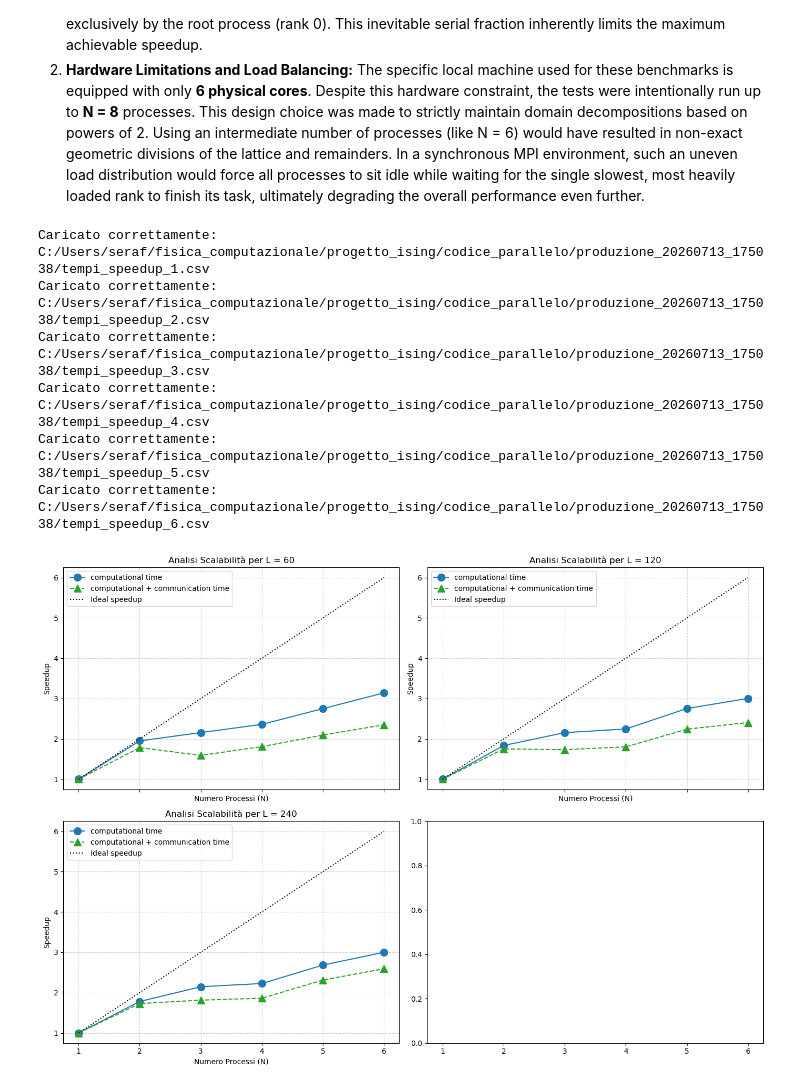
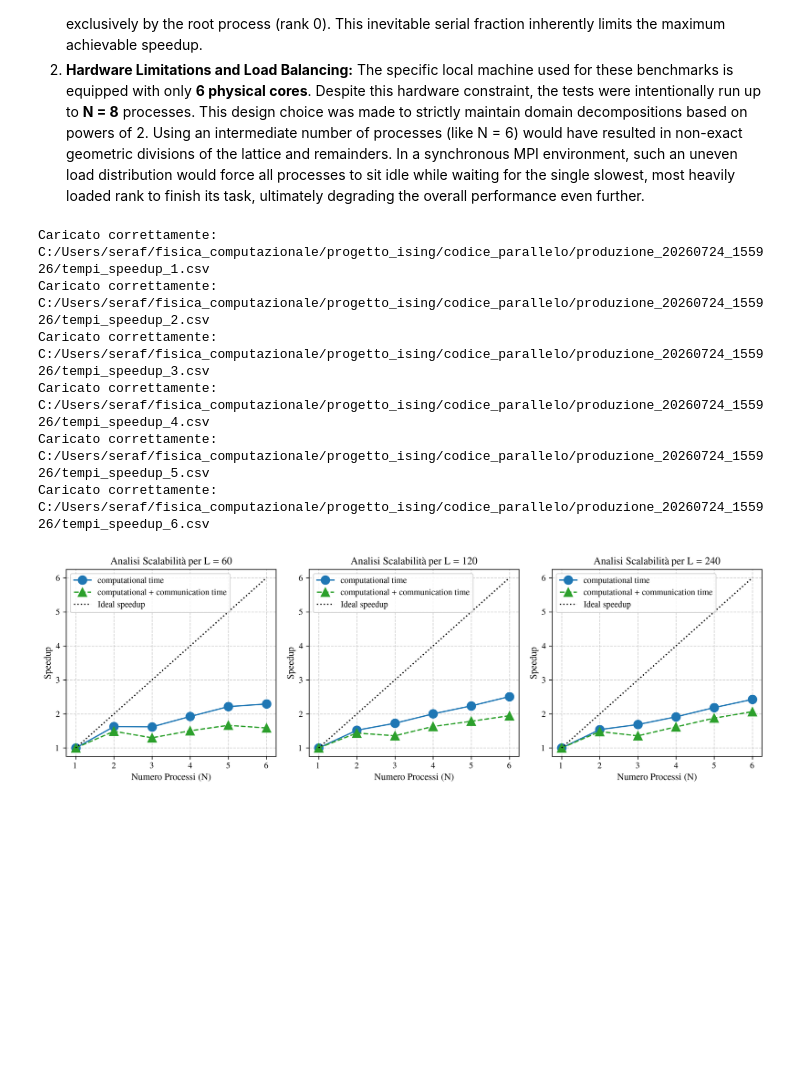
Before and after one commit to elena035/ising_project, a Jupyter notebook: ising_analysis.ipynb, the cells around one changed output. Cells and saved outputs as stored; diff of their text form; code cells hidden in the pictures; blank space fills up the shorter version.

```diff
--- a/ising_analysis.ipynb
+++ b/ising_analysis.ipynb
@@ -5,7 +5,7 @@ import matplotlib.animation as animation
 import pandas as pd
 import os
 # %%
-path = "C:/Users/seraf/fisica_computazionale/progetto_ising/codice_parallelo/produzione_20260713_175038/"
+path = "C:/Users/seraf/fisica_computazionale/progetto_ising/codice_parallelo/produzione_20260724_155926/"
 #path = "C:/Users/seraf/fisica_computazionale/progetto_ising/codice_parallelo/"
 # %%
 num_p = 6
@@ -129,7 +129,7 @@ labels = ["Fase Disordinata (Alta T)", "Punto Critico", "Fase Ordinata (Bassa T)
 # Funzione per estrarre l'ultimo frame dal file
 def get_last_frame(L, beta):
     #filename = f"./simulations/L_{L}/traiettoria_L_{L}_beta_{beta:.3f}.txt"
-    filename = f"C:/Users/seraf/fisica_computazionale/progetto_ising/codice_parallelo/produzione_20260713_175038/simulazioni/L_{L}/traiettoria_L_{L}_beta_{beta:.3f}.txt"
+    filename = f"C:/Users/seraf/fisica_computazionale/progetto_ising/codice_parallelo/produzione_20260724_155926/simulazioni/L_{L}/traiettoria_L_{L}_beta_{beta:.3f}.txt"
     last_matrix = None
 
     if not os.path.exists(filename):
@@ -320,7 +320,7 @@ L_values = sorted(df_base['L'].unique())
 
 # 2. Setup Subplots
 # Creiamo una griglia 2x2 per 4 taglie di L
-fig, axes = plt.subplots(2, 2, figsize=(14, 10), sharex=True)
+fig, axes = plt.subplots(1, 3, figsize=(12, 4), sharex=True)
 axes = axes.flatten() # Rendiamo l'array di assi monodimensionale per iterare facilmente
 
 # 3. Ciclo di Plotting su Subplots
@@ -364,37 +364,37 @@ for i, L in enumerate(L_values):
             speedup_algo.append(s_algo)
             speedup_comm.append(s_comm)
             cores_found.append(n)
 
     # Plot nel subplot specifico (senza errorbar, usiamo plot normale)
     ax.plot(cores_found, speedup_c, marker='o', markersize=10, color='tab:blue',
             linestyle='-', label='computational time')
 
     ax.plot(cores_found, speedup_algo, marker='^', markersize=10, color='tab:green',
             linestyle='--', label='computational + communication time')
 
     # ax.plot(cores_found, speedup_comm, marker='^', markersize=10, color='tab:red',
     #         linestyle='--', label='communication time')
 
 
     ax.plot(core_counts, core_counts, 'k:', label='Ideal speedup', linewidth=1.5)
 
     ax.set_title(f'Analisi Scalabilità per L = {L}')
     ax.set_ylabel('Speedup')
     ax.set_xlabel('Numero Processi (N)')
     ax.legend()
     ax.grid(True, linestyle='--', alpha=0.6)
 
 plt.tight_layout()
 
 # Assicuriamoci che la cartella assets esista, se no la creiamo
 os.makedirs("./assets", exist_ok=True)
 plt.savefig("./assets/scaling_speedup.png")
 plt.show()
 # %% [output]
-Caricato correttamente: C:/Users/seraf/fisica_computazionale/progetto_ising/codice_parallelo/produzione_20260713_175038/tempi_speedup_1.csv
-Caricato correttamente: C:/Users/seraf/fisica_computazionale/progetto_ising/codice_parallelo/produzione_20260713_175038/tempi_speedup_2.csv
-Caricato correttamente: C:/Users/seraf/fisica_computazionale/progetto_ising/codice_parallelo/produzione_20260713_175038/tempi_speedup_3.csv
-Caricato correttamente: C:/Users/seraf/fisica_computazionale/progetto_ising/codice_parallelo/produzione_20260713_175038/tempi_speedup_4.csv
-Caricato correttamente: C:/Users/seraf/fisica_computazionale/progetto_ising/codice_parallelo/produzione_20260713_175038/tempi_speedup_5.csv
-Caricato correttamente: C:/Users/seraf/fisica_computazionale/progetto_ising/codice_parallelo/produzione_20260713_175038/tempi_speedup_6.csv
+Caricato correttamente: C:/Users/seraf/fisica_computazionale/progetto_ising/codice_parallelo/produzione_20260724_155926/tempi_speedup_1.csv
+Caricato correttamente: C:/Users/seraf/fisica_computazionale/progetto_ising/codice_parallelo/produzione_20260724_155926/tempi_speedup_2.csv
+Caricato correttamente: C:/Users/seraf/fisica_computazionale/progetto_ising/codice_parallelo/produzione_20260724_155926/tempi_speedup_3.csv
+Caricato correttamente: C:/Users/seraf/fisica_computazionale/progetto_ising/codice_parallelo/produzione_20260724_155926/tempi_speedup_4.csv
+Caricato correttamente: C:/Users/seraf/fisica_computazionale/progetto_ising/codice_parallelo/produzione_20260724_155926/tempi_speedup_5.csv
+Caricato correttamente: C:/Users/seraf/fisica_computazionale/progetto_ising/codice_parallelo/produzione_20260724_155926/tempi_speedup_6.csv
-[figure, old version]
+[figure, new version]
```
Also changed, not shown: parts of 2 cells of this notebook, 2 other files.
